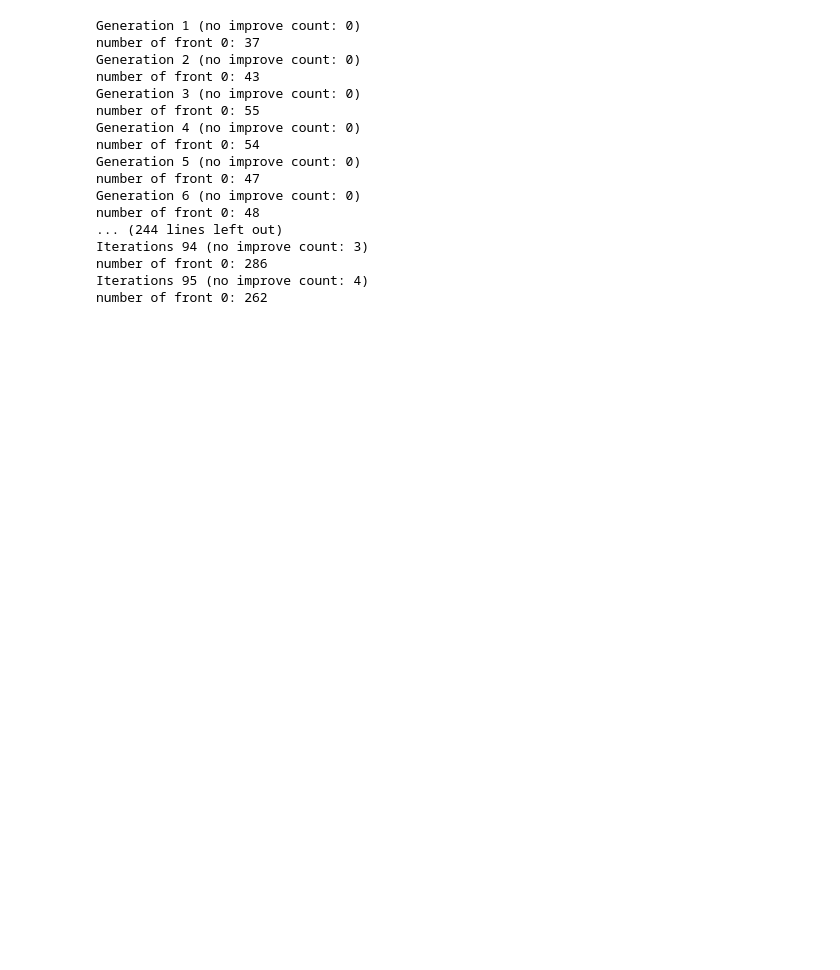
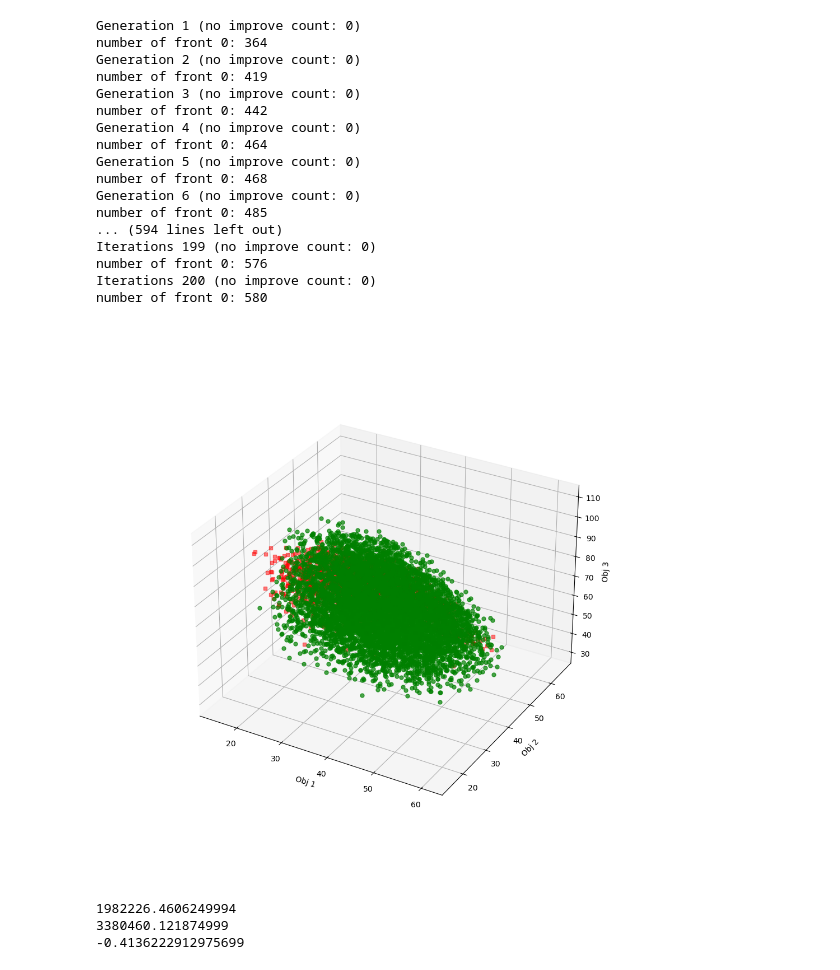
Before and after one commit to rameshsrinivasanuci/multiobjective, a Jupyter notebook: cp_eda_only.ipynb, the cells around one changed output. Drawn from its saved outputs; the diff is of its cells as text; code cells hidden in the pictures; blank space fills up the shorter version.

```diff
--- a/cp_eda_only.ipynb
+++ b/cp_eda_only.ipynb
@@ -505,8 +505,8 @@ class KnapsackEDACond:
             'selected_objectives_table': self.selected_objectives_table
         }
 # %%
-kn = loadmat('/home/tailai/data/knapsack/runB/kn_1_3_allneg_60_6_3.mat')
-items = kn['items'][4]
+kn = loadmat('/home/tailai/data/knapsack/runB/kn_3_3_allneg_60_6_4.mat')
+items = kn['items'][1]
 shape = kn['shape']
 scale = kn['scale']
 # %%
@@ -514,13 +514,13 @@ scale = kn['scale']
 eda_seed = 1223
 n_items = 60
 n_selected = 6
-n_obj = 3
+n_obj = 4
 n_con = 1
 capacity = int(shape[-1]*scale[-1]*n_selected)
 pop_size = 1000
 generations = 100 # do not matter if check convergence
 max_no_improve_gen = 5
-max_iters = 100
+max_iters = 200
 # %%
 eda = KnapsackEDACond(
     items=items,
@@ -531,28 +531,47 @@ eda = KnapsackEDACond(
     pop_size=pop_size,
     generations=generations,
     max_no_improve_gen=max_no_improve_gen,
+    max_iters=max_iters,
     seed=eda_seed
 )
 
 # organize results
 results = eda.run()
-with open('new_results_1_3_obj3_run2.pkl', 'wb') as f:
+with open('new_results_3_3_obj4_run1.pkl', 'wb') as f:
     pickle.dump(results, f)
 # %% [output]
 Generation 1 (no improve count: 0)
-number of front 0: 37
+number of front 0: 364
 Generation 2 (no improve count: 0)
-number of front 0: 43
+number of front 0: 419
 Generation 3 (no improve count: 0)
-number of front 0: 55
+number of front 0: 442
 Generation 4 (no improve count: 0)
-number of front 0: 54
+number of front 0: 464
 Generation 5 (no improve count: 0)
-number of front 0: 47
+number of front 0: 468
 Generation 6 (no improve count: 0)
-number of front 0: 48
-... (244 lines left out)
-Iterations 94 (no improve count: 3)
-number of front 0: 286
-Iterations 95 (no improve count: 4)
-number of front 0: 262
+number of front 0: 485
+... (594 lines left out)
+Iterations 199 (no improve count: 0)
+number of front 0: 576
+Iterations 200 (no improve count: 0)
+number of front 0: 580
+# %%
+pareto_front = kn['pareto_front_final'][1]
+converged_pf = results['converged_pf_table'][-1]
+# %%
+from matplotlib import pyplot as plt
+%matplotlib widget
+from mpl_toolkits.mplot3d import Axes3D
+
+fig = plt.figure(figsize=(10, 10))
+ax = fig.add_subplot(projection='3d')
+ax.plot(converged_pf[:,0], converged_pf[:,1], converged_pf[:,2], 'rs', alpha=0.5, markersize=5)
+ax.plot(pareto_front[:,0], pareto_front[:,1], pareto_front[:,2], 'go', alpha=0.7, markersize=5)
+ax.set_xlabel('Obj 1')
+ax.set_ylabel('Obj 2')
+ax.set_zlabel('Obj 3')
+plt.show()
+# %% [output]
+[figure, added]
@@ -558,0 +581,23 @@ number of front 0: 262
+# %%
+from pymoo.indicators.hv import HV
+
+A = obj1.astype(np.float64)
+B = obj2.astype(np.float64)
+A_min = -A
+B_min = -B
+
+worst_min = np.max(np.vstack([A_min, B_min]), axis=0)
+ref = worst_min * 1.05
+
+hv = HV(ref_point=ref)
+
+A_hv = hv(A_min)
+B_hv = hv(B_min)
+
+print(A_hv)
+print(B_hv)
+print((A_hv-B_hv)/B_hv)
+# %% [output]
+1982226.4606249994
+3380460.121874999
+-0.4136222912975699
```
Also changed, not shown: parts of 2 cells of this notebook, 3 other files.
